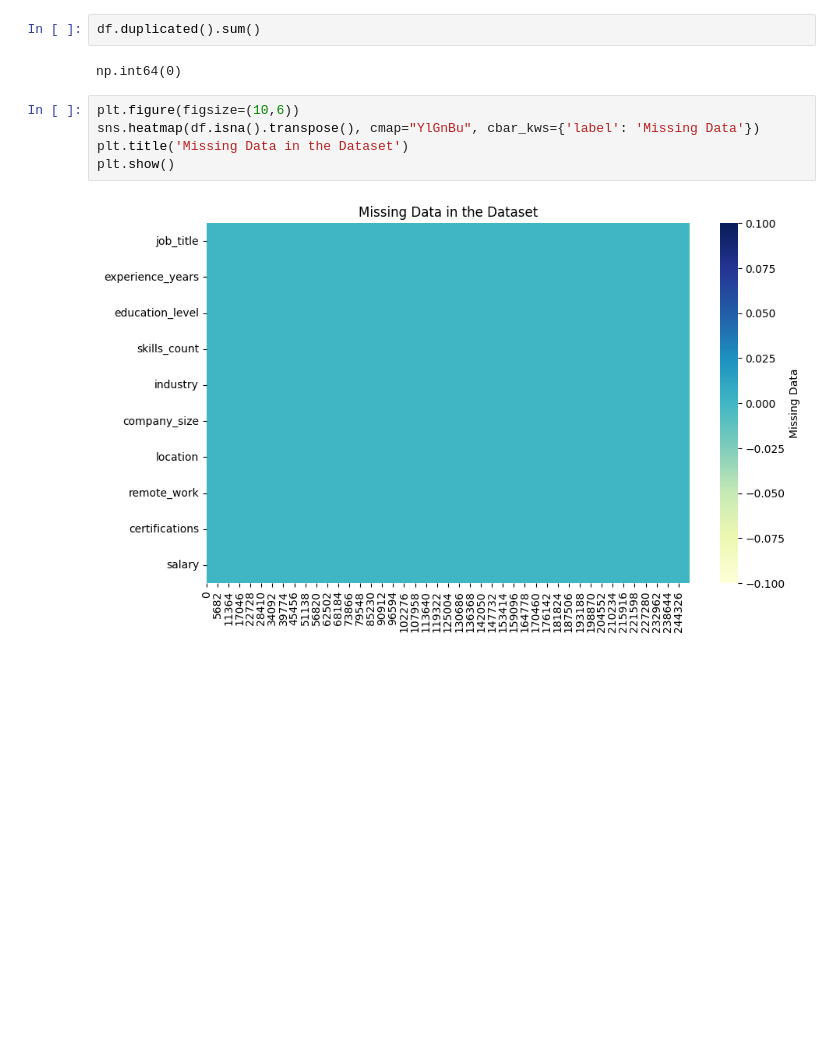
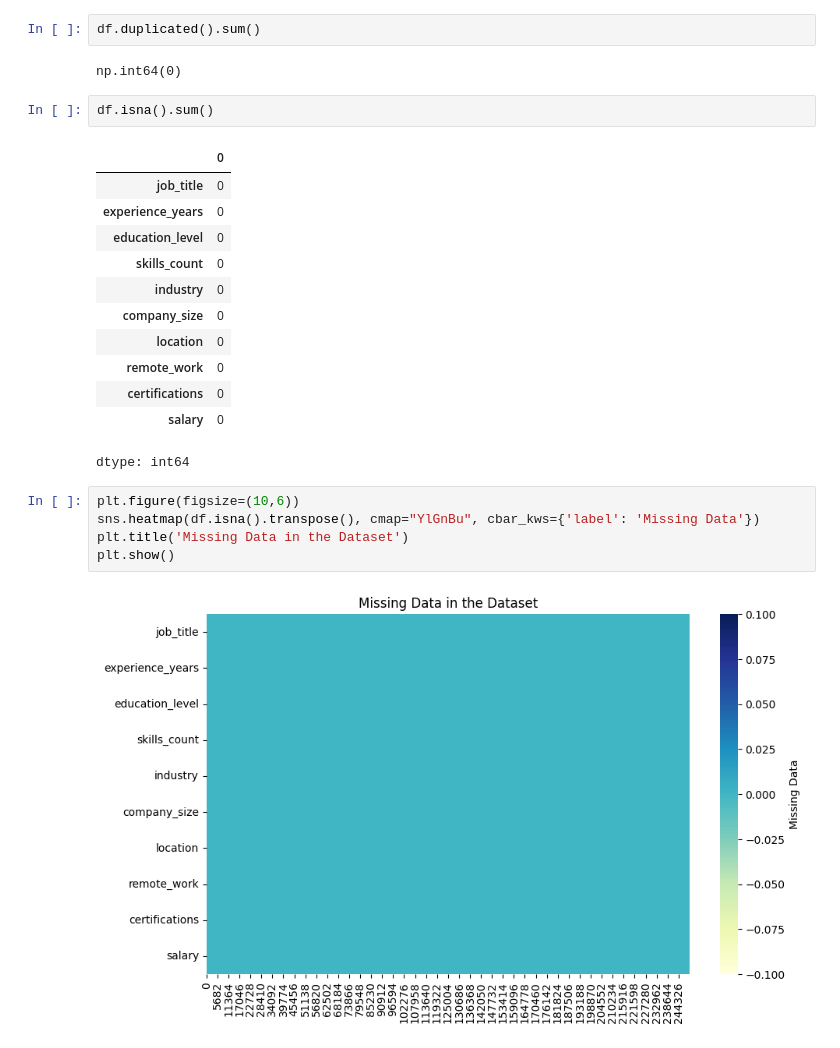
Before and after one commit to jahidurmahim/Machine_Learning_Laboratory, a Jupyter notebook: Underoverfit_Lab.ipynb, the cells around one changed output. Saved outputs shown, nothing was run; the diff lists cells and outputs as text; blank space fills up the shorter version.

```diff
--- a/Underoverfit_Lab.ipynb
+++ b/Underoverfit_Lab.ipynb
@@ -35,6 +35,21 @@ df.shape
 df.duplicated().sum()
 # %% [output]
 np.int64(0)
+# %%
+df.isna().sum()
+# %% [output]
+|  | 0 |
+| job_title | 0 |
+| experience_years | 0 |
+| education_level | 0 |
+| skills_count | 0 |
+| industry | 0 |
+| company_size | 0 |
+| location | 0 |
+| remote_work | 0 |
+| certifications | 0 |
+| salary | 0 |
+dtype: int64
 # %%
 plt.figure(figsize=(10,6))
 sns.heatmap(df.isna().transpose(), cmap="YlGnBu", cbar_kws={'label': 'Missing Data'})
```
